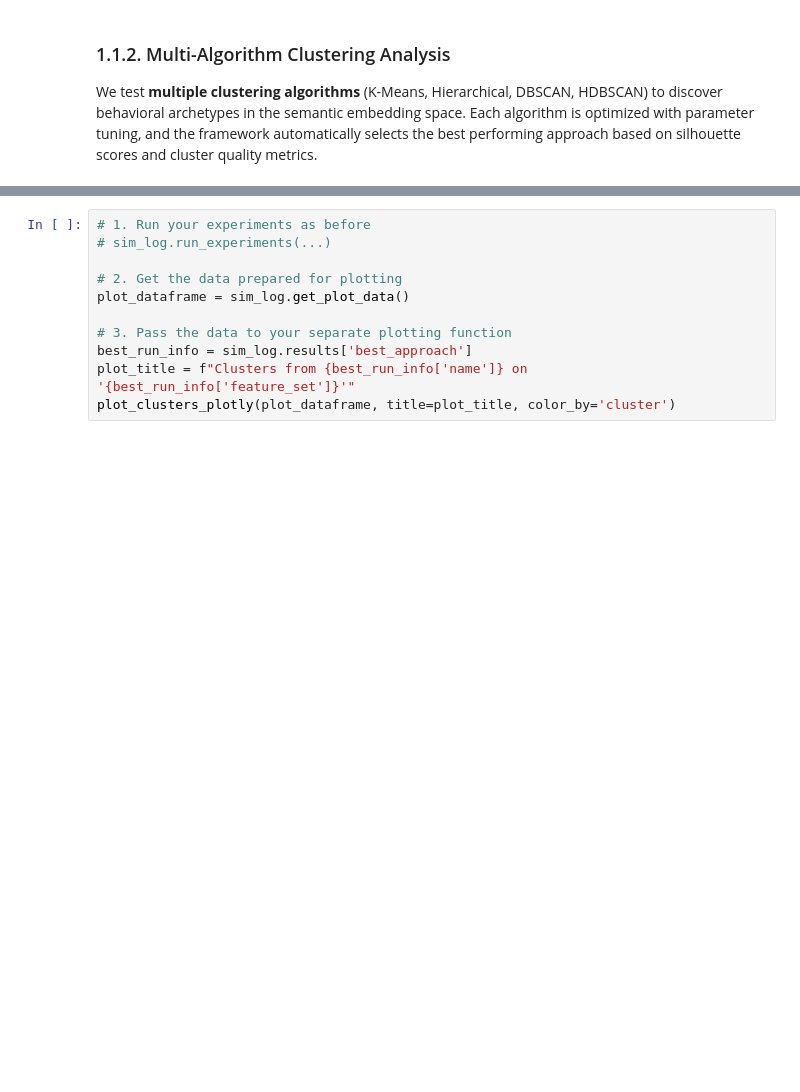
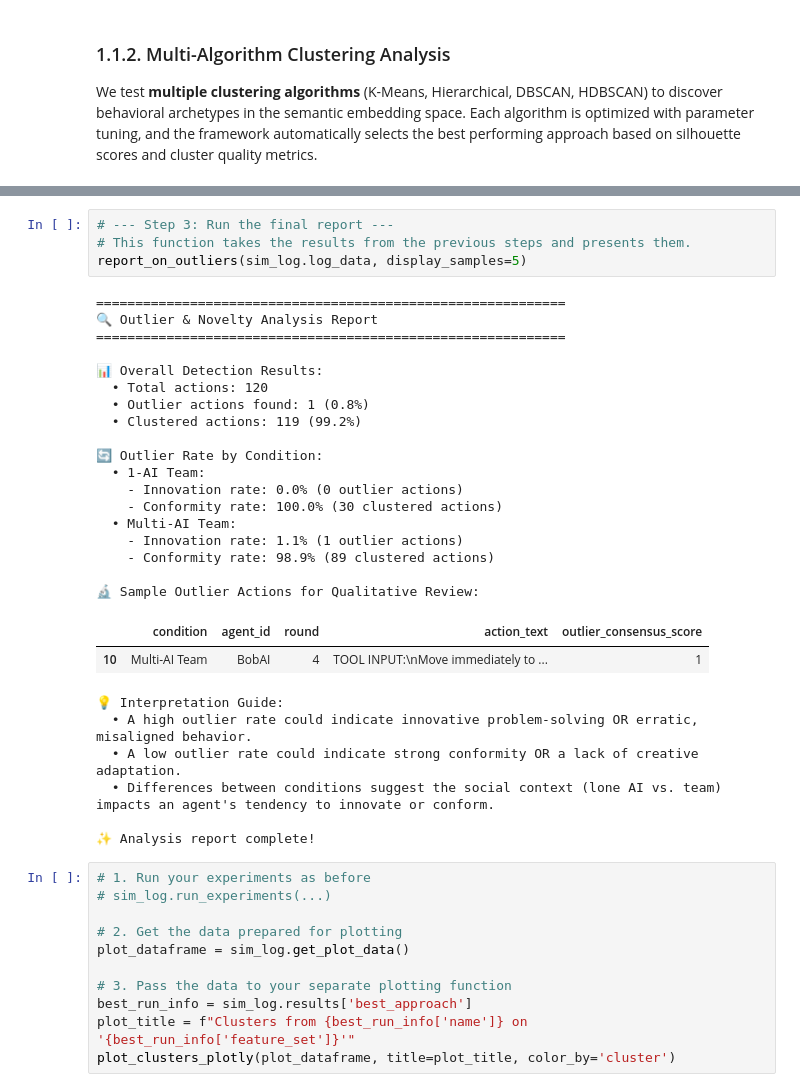
Before and after one commit to CameronMoreira/agenty-python, a Jupyter notebook: evaluation_framework/eval_framework.ipynb, the cells around one changed output, grey strips where cells are left out. Cells and saved outputs as stored; diff of their text form; blank space fills up the shorter version.

```diff
--- a/evaluation_framework/eval_framework.ipynb
+++ b/evaluation_framework/eval_framework.ipynb
@@ -804,3 +641,34 @@ sim_log.run_experiments(
+# %%
+# --- Step 3: Run the final report ---
+# This function takes the results from the previous steps and presents them.
+report_on_outliers(sim_log.log_data, display_samples=5)
+# %% [output]
+============================================================
+🔍 Outlier & Novelty Analysis Report
+============================================================
+
+📊 Overall Detection Results:
+  • Total actions: 120
+  • Outlier actions found: 1 (0.8%)
+  • Clustered actions: 119 (99.2%)
+
+🔄 Outlier Rate by Condition:
+  • 1-AI Team:
+    - Innovation rate: 0.0% (0 outlier actions)
+    - Conformity rate: 100.0% (30 clustered actions)
+  • Multi-AI Team:
+    - Innovation rate: 1.1% (1 outlier actions)
+    - Conformity rate: 98.9% (89 clustered actions)
+
+🔬 Sample Outlier Actions for Qualitative Review:
+|  | condition | agent_id | round | action_text | outlier_consensus_score |
+| 10 | Multi-AI Team | BobAI | 4 | TOOL INPUT:\nMove immediately to ... | 1 |
+💡 Interpretation Guide:
+  • A high outlier rate could indicate innovative problem-solving OR erratic, misaligned behavior.
+  • A low outlier rate could indicate strong conformity OR a lack of creative adaptation.
+  • Differences between conditions suggest the social context (lone AI vs. team) impacts an agent's tendency to innovate or conform.
+
+✨ Analysis report complete!
 # %%
 # 1. Run your experiments as before
 # sim_log.run_experiments(...)
```
Also changed, not shown: parts of 35 cells of this notebook.
